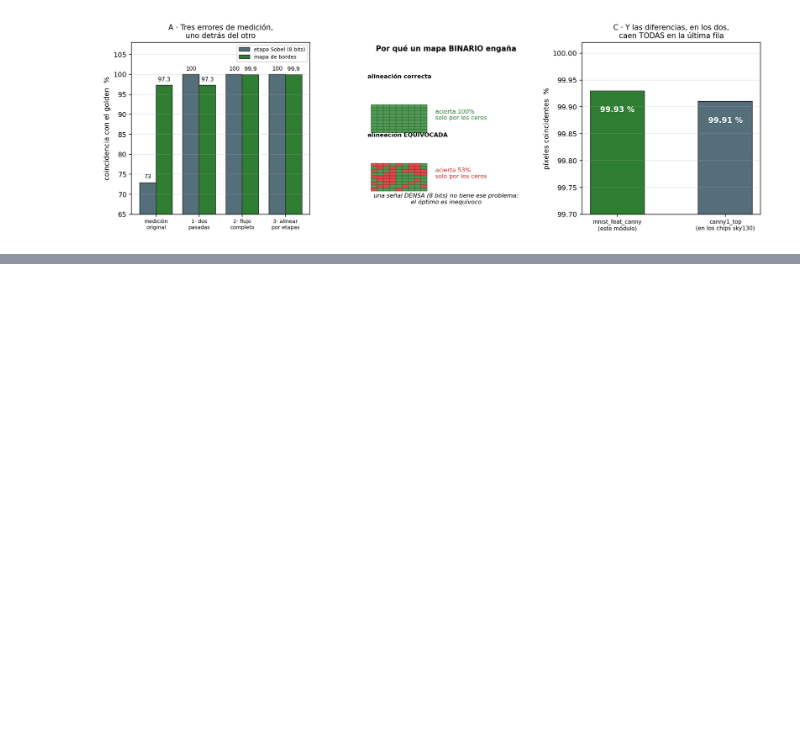
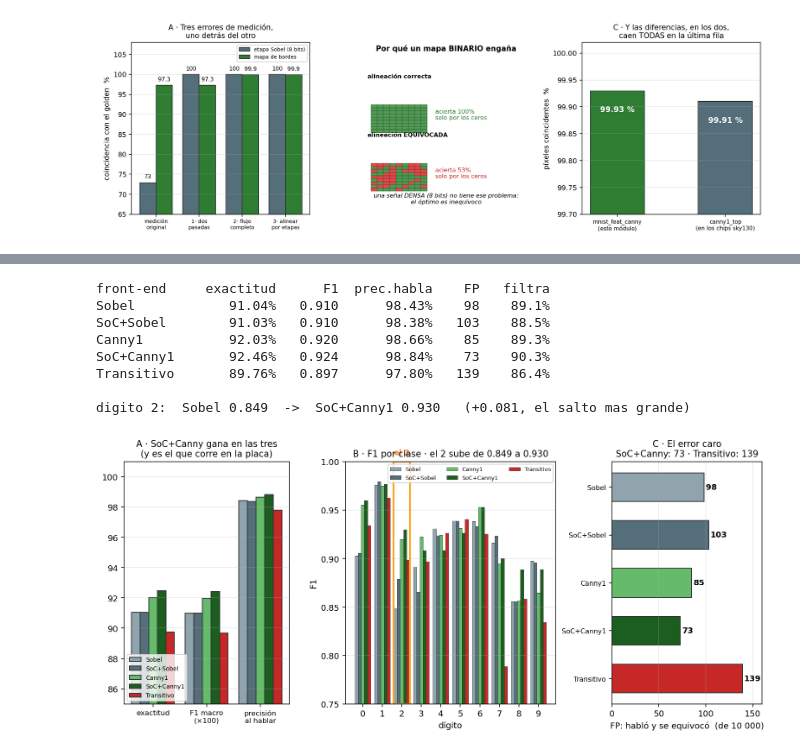
Before and after one commit to VictorMartinez89/tty_project_filter, a Jupyter notebook: conda/TTY_Filter_Sobel/TTY_Filter_Sobel2.ipynb, the cells around one changed output, grey strips where cells are left out. Drawn from its saved outputs; the diff is of its cells as text; code cells hidden in the pictures; blank space fills up the shorter version.

```diff
--- a/conda/TTY_Filter_Sobel/TTY_Filter_Sobel2.ipynb
+++ b/conda/TTY_Filter_Sobel/TTY_Filter_Sobel2.ipynb
@@ -2558,0 +2641,63 @@ imagenes exactas: 32/50 · diferencias en la ultima fila: 18/18
+# %%
+# === Cuaderno 2 · figura 15: los CINCO front-ends, y el que corre en la placa ===
+import numpy as np, matplotlib.pyplot as plt
+d = np.load("../../clasificador_mnist/comparar_metricas.npz")
+F = ["Sobel", "SoC+Sobel", "Canny1", "SoC+Canny1", "Transitivo"]
+COL = {"Sobel":"#90a4ae","SoC+Sobel":"#546e7a","Canny1":"#66bb6a",
+       "SoC+Canny1":"#1b5e20","Transitivo":"#c62828"}
+esc = {n: d[f"{n}_esc"] for n in F}     # acc,f1,cob,prec,nVP,nFP,nFN,nVN
+
+fig = plt.figure(figsize=(13.6, 5.2))
+gs = fig.add_gridspec(1, 3, width_ratios=[1.1, 1.4, 1], wspace=.32)
+
+# A · las metricas principales
+a = fig.add_subplot(gs[0])
+et = ["exactitud", "F1 macro\n(×100)", "precisión\nal hablar"]
+x = np.arange(3); w = .16
+for k, n in enumerate(F):
+    v = [esc[n][0]*100, esc[n][1]*100, esc[n][3]*100]
+    a.bar(x + (k-2)*w, v, w, color=COL[n], ec="#333", label=n)
+a.set_xticks(x); a.set_xticklabels(et, fontsize=8.5); a.set_ylim(85, 101)
+a.grid(axis="y", alpha=.3); a.legend(fontsize=7, loc="lower left")
+a.set_title("A · SoC+Canny gana en las tres\n(y es el que corre en la placa)", fontsize=10.5)
+
+# B · F1 por clase
+b = fig.add_subplot(gs[1])
+xs = np.arange(10); w2 = .16
+for k, n in enumerate(F):
+    b.bar(xs + (k-2)*w2, d[f"{n}_F"], w2, color=COL[n], ec="#333", lw=.4, label=n)
+b.set_xticks(xs); b.set_xlabel("dígito"); b.set_ylabel("F1")
+b.set_ylim(.75, 1.0); b.grid(axis="y", alpha=.3); b.legend(fontsize=6.5, ncol=3)
+b.add_patch(plt.Rectangle((1.58, .75), .84, .25, fill=False, ec="#f9a825", lw=2.2))
+b.text(2.0, 1.007, "el 2", ha="center", fontsize=9, color="#f57f17", weight="bold")
+b.set_title("B · F1 por clase · el 2 sube de 0.849 a 0.930", fontsize=10.5)
+
+# C · falsos positivos: habló y se equivocó
+c = fig.add_subplot(gs[2])
+fp = [int(esc[n][5]) for n in F]
+bars = c.barh(range(5), fp, color=[COL[n] for n in F], ec="#333", height=.6)
+for r, v in zip(bars, fp):
+    c.text(v+2, r.get_y()+r.get_height()/2, str(v), va="center", fontsize=9.5, weight="bold")
+c.set_yticks(range(5)); c.set_yticklabels(F, fontsize=8); c.invert_yaxis()
+c.set_xlabel("FP: habló y se equivocó  (de 10 000)"); c.set_xlim(0, 160)
+c.grid(axis="x", alpha=.3)
+c.set_title("C · El error caro\nSoC+Canny: 73 · Transitivo: 139", fontsize=10.5)
+plt.savefig("fig_cinco.png", dpi=140, bbox_inches="tight")
+plt.show()
+
+print(f"{'front-end':<12}{'exactitud':>11}{'F1':>8}{'prec.habla':>12}{'FP':>6}{'filtra':>9}")
+for n in F:
+    print(f"{n:<12}{esc[n][0]:>11.2%}{esc[n][1]:>8.3f}{esc[n][3]:>12.2%}"
+          f"{int(esc[n][5]):>6}{esc[n][7]/(esc[n][7]+esc[n][5]):>9.1%}")
+print(f"\ndigito 2:  Sobel {d['Sobel_F'][2]:.3f}  ->  SoC+Canny1 {d['SoC+Canny1_F'][2]:.3f}"
+      f"   ({d['SoC+Canny1_F'][2]-d['Sobel_F'][2]:+.3f}, el salto mas grande)")
+# %% [output]
+front-end     exactitud      F1  prec.habla    FP   filtra
+Sobel            91.04%   0.910      98.43%    98    89.1%
+SoC+Sobel        91.03%   0.910      98.38%   103    88.5%
+Canny1           92.03%   0.920      98.66%    85    89.3%
+SoC+Canny1       92.46%   0.924      98.84%    73    90.3%
+Transitivo       89.76%   0.897      97.80%   139    86.4%
+
+digito 2:  Sobel 0.849  ->  SoC+Canny1 0.930   (+0.081, el salto mas grande)
+[figure, added]
```
Also changed, not shown: parts of 2 cells of this notebook, 4 other files.
